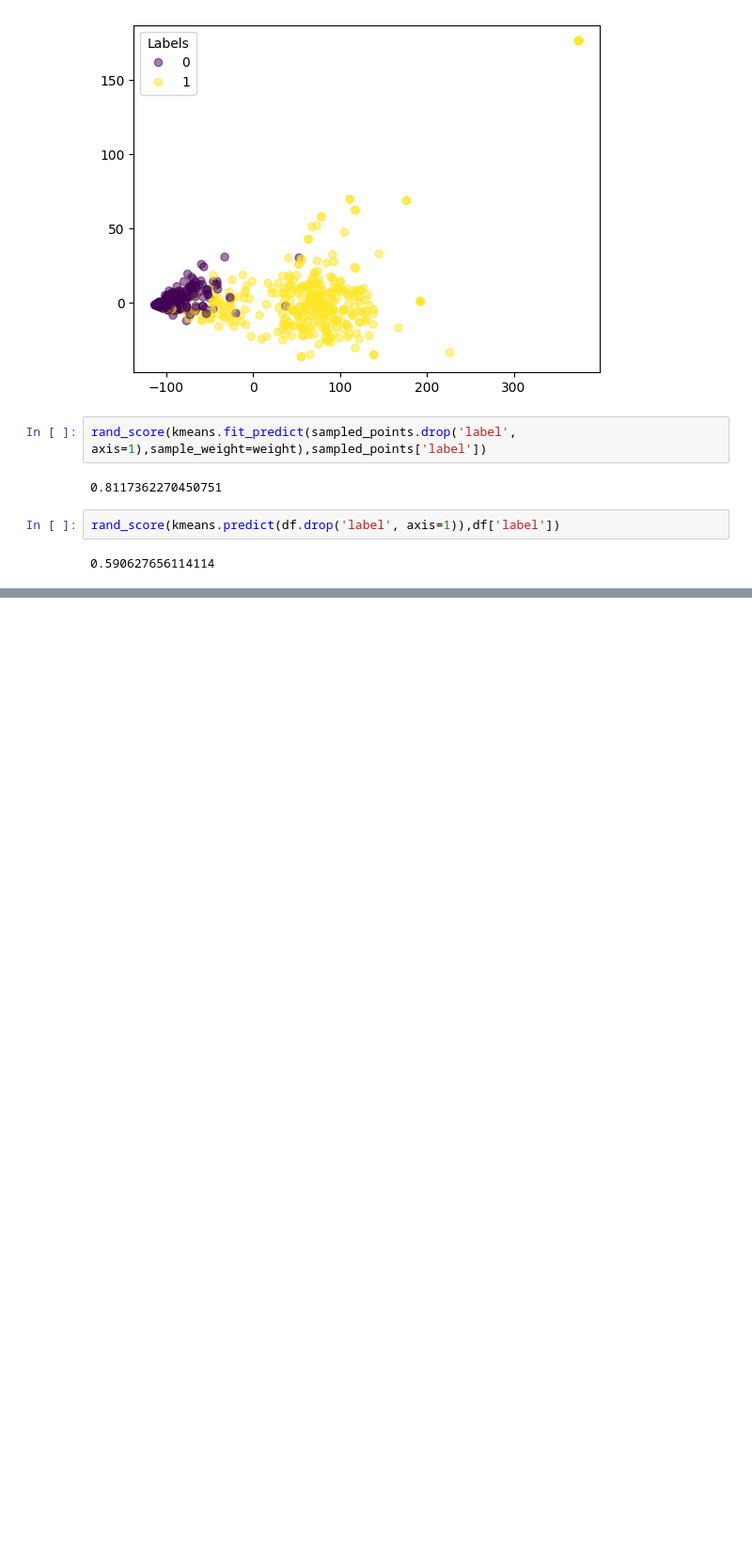
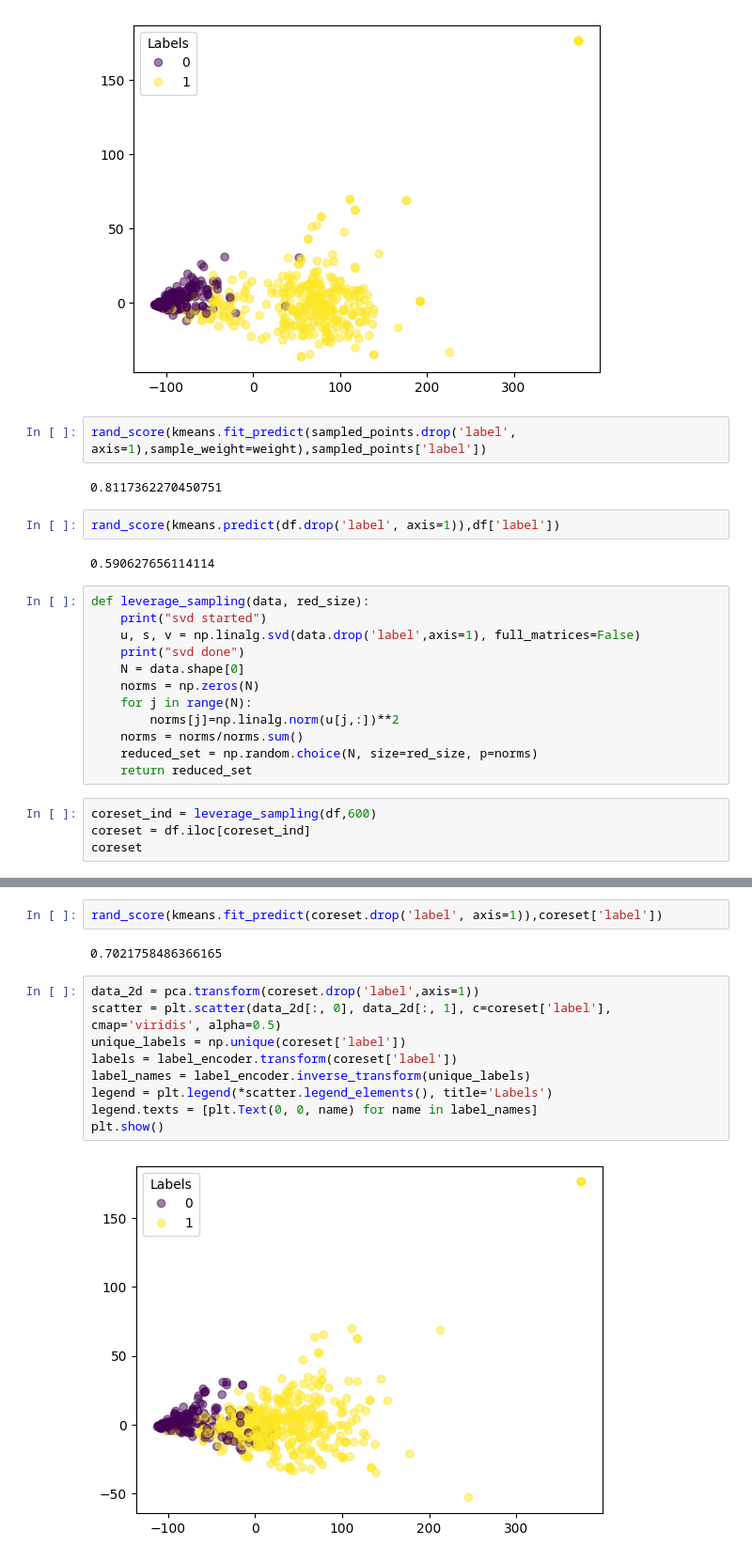
Before and after one commit to SRocks04/Coresets_DataScience, a Jupyter notebook: wine.ipynb, the cells around one changed output, grey strips where cells are left out. Shown at 94% size. Cells and saved outputs as stored; diff of their text form; blank space fills up the shorter version.

```diff
--- a/wine.ipynb
+++ b/wine.ipynb
@@ -96,3 +96,19 @@ rand_score(kmeans.fit_predict(sampled_points.drop('label', axis=1),sample_weight
 rand_score(kmeans.predict(df.drop('label', axis=1)),df['label'])
 # %% [output]
 0.590627656114114
+# %%
+def leverage_sampling(data, red_size):
+	print("svd started")
+	u, s, v = np.linalg.svd(data.drop('label',axis=1), full_matrices=False)
+	print("svd done")
+	N = data.shape[0]
+	norms = np.zeros(N)
+	for j in range(N):
+		norms[j]=np.linalg.norm(u[j,:])**2
+	norms = norms/norms.sum()
+	reduced_set = np.random.choice(N, size=red_size, p=norms)
+	return reduced_set
+# %%
+coreset_ind = leverage_sampling(df,600)
+coreset = df.iloc[coreset_ind]
+coreset
@@ -98,0 +131,15 @@ rand_score(kmeans.predict(df.drop('label', axis=1)),df['label'])
+# %%
+rand_score(kmeans.fit_predict(coreset.drop('label', axis=1)),coreset['label'])
+# %% [output]
+0.7021758486366165
+# %%
+data_2d = pca.transform(coreset.drop('label',axis=1))
+scatter = plt.scatter(data_2d[:, 0], data_2d[:, 1], c=coreset['label'], cmap='viridis', alpha=0.5)
+unique_labels = np.unique(coreset['label'])
+labels = label_encoder.transform(coreset['label'])
+label_names = label_encoder.inverse_transform(unique_labels)
+legend = plt.legend(*scatter.legend_elements(), title='Labels')
+legend.texts = [plt.Text(0, 0, name) for name in label_names]
+plt.show()
+# %% [output]
+[figure, added]
```
Also changed, not shown: parts of 6 cells of this notebook, 1 other file.
